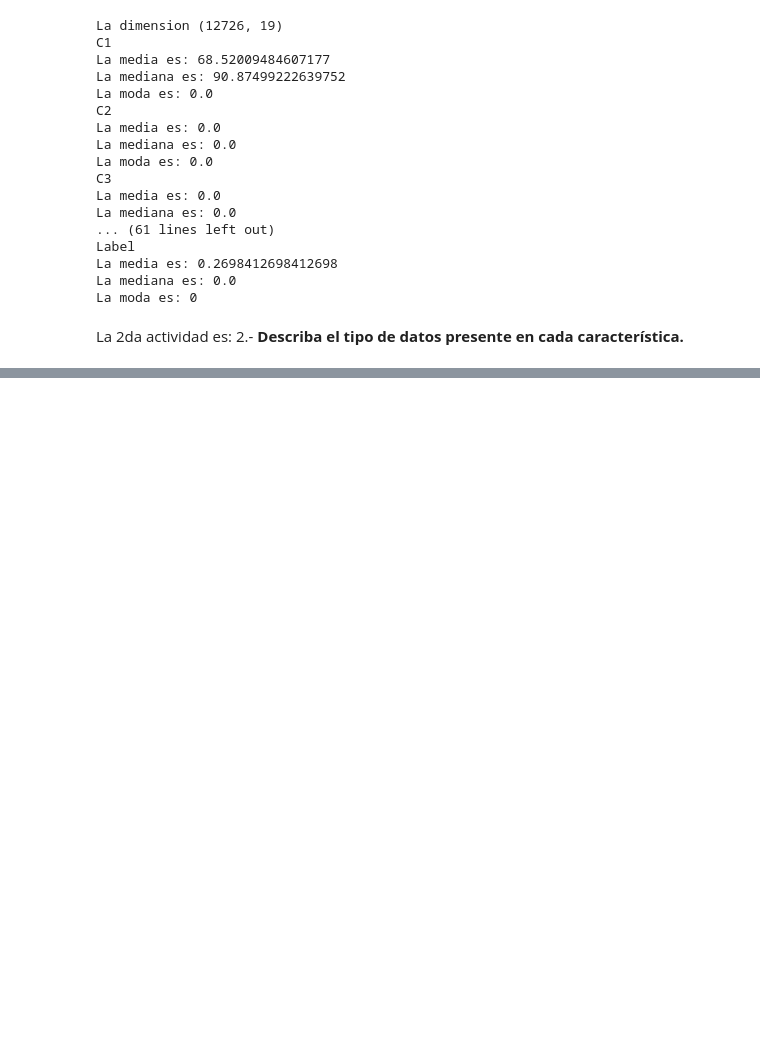
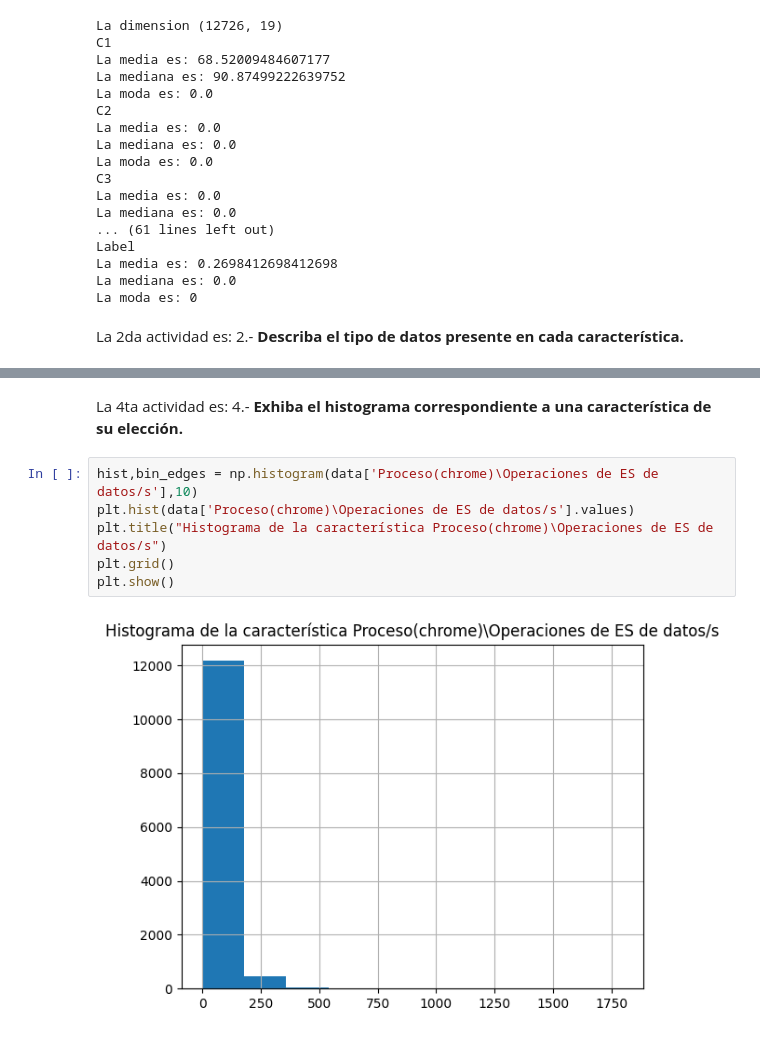
Before and after one commit to dannyasd/2foro, a Jupyter notebook: Copia_de_Lectura_5_(Ejercicio).ipynb, the cells around one changed output, grey strips where cells are left out. Cells and saved outputs as stored; diff of their text form; blank space fills up the shorter version.

```diff
--- a/Copia_de_Lectura_5_(Ejercicio).ipynb
+++ b/Copia_de_Lectura_5_(Ejercicio).ipynb
@@ -135,0 +158,11 @@ dtype: object
+# %% [markdown]
+La 4ta actividad es:
+4.- <b>Exhiba el histograma correspondiente a una característica de su elección.<b>
+# %%
+hist,bin_edges = np.histogram(data['Proceso(chrome)\Operaciones de ES de datos/s'],10)
+plt.hist(data['Proceso(chrome)\Operaciones de ES de datos/s'].values)
+plt.title("Histograma de la característica Proceso(chrome)\Operaciones de ES de datos/s")
+plt.grid()
+plt.show()
+# %% [output]
+[figure, added]
```
Also changed, not shown: parts of 4 cells of this notebook.
